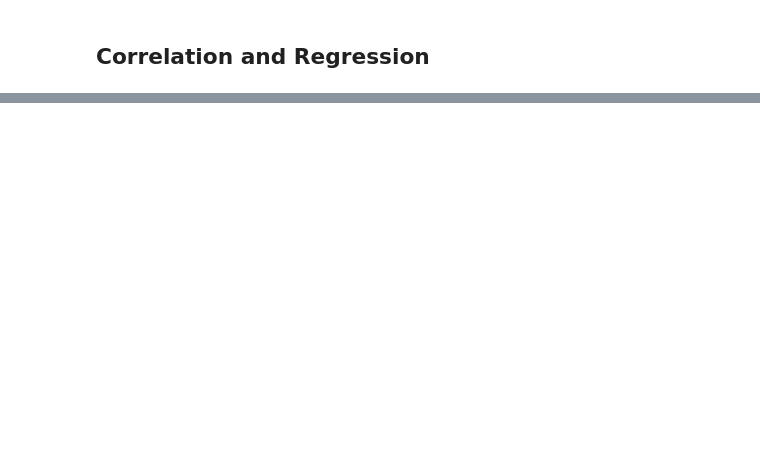
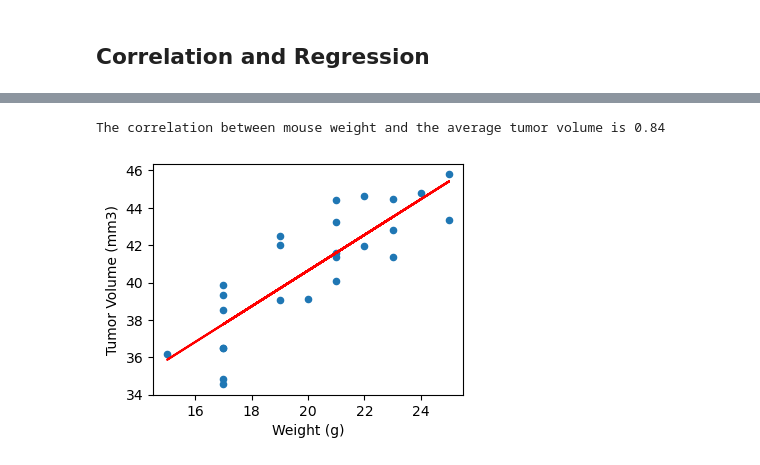
Before and after one commit to andcetera/pymaceuticals-study, a Jupyter notebook: Project Folder/pymaceuticals.ipynb, the cells around one changed output, grey strips where cells are left out. Drawn from its saved outputs; the diff is of its cells as text; code cells hidden in the pictures; blank space fills up the shorter version.

```diff
--- a/Project Folder/pymaceuticals.ipynb
+++ b/Project Folder/pymaceuticals.ipynb
@@ -264,0 +267,12 @@ The correlation between mouse weight and the average tumor volume is 0.84
+# %%
+# Calculate the correlation coefficient and linear regression model
+# for mouse weight and average tumor volume for the Capomulin regimen
+cap.plot.scatter(x='Weight (g)', y='Tumor Volume (mm3)', figsize=(4, 3))
+slope, intercept, rvalue, pvalue, stderr = st.linregress(cap['Weight (g)'], cap['Tumor Volume (mm3)'])
+regress = cap['Weight (g)'] * slope + intercept
+plt.plot(cap['Weight (g)'], regress, color='red')
+correlation = st.pearsonr(cap['Weight (g)'], cap['Tumor Volume (mm3)'])[0]
+print(f"The correlation between mouse weight and the average tumor volume is {round(correlation, 2)}")
+# %% [output]
+The correlation between mouse weight and the average tumor volume is 0.84
+[figure, added]
```
Also changed, not shown: parts of 3 cells of this notebook.
